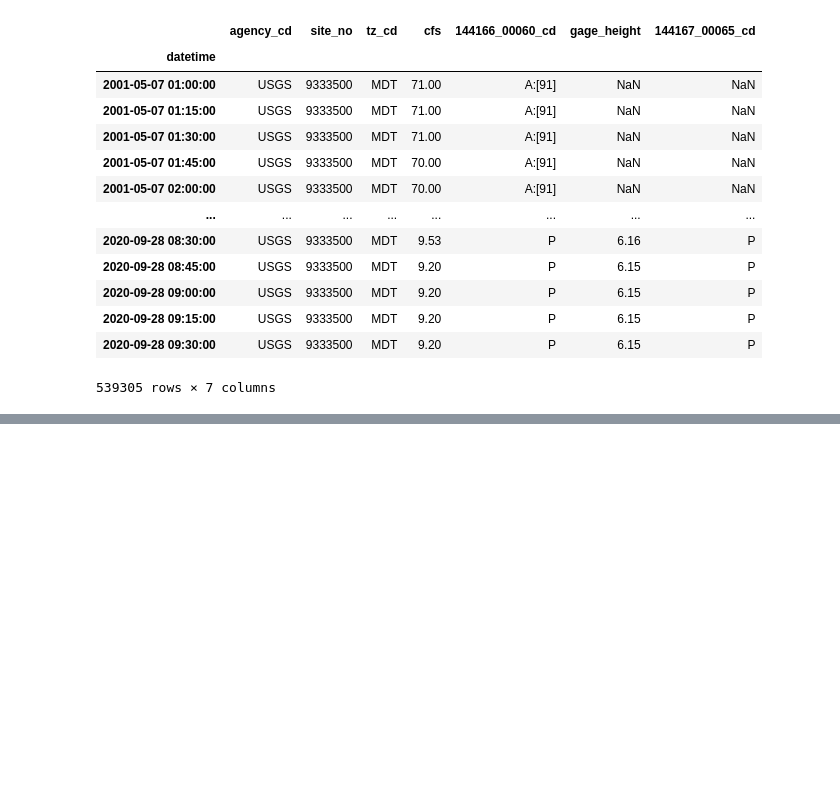
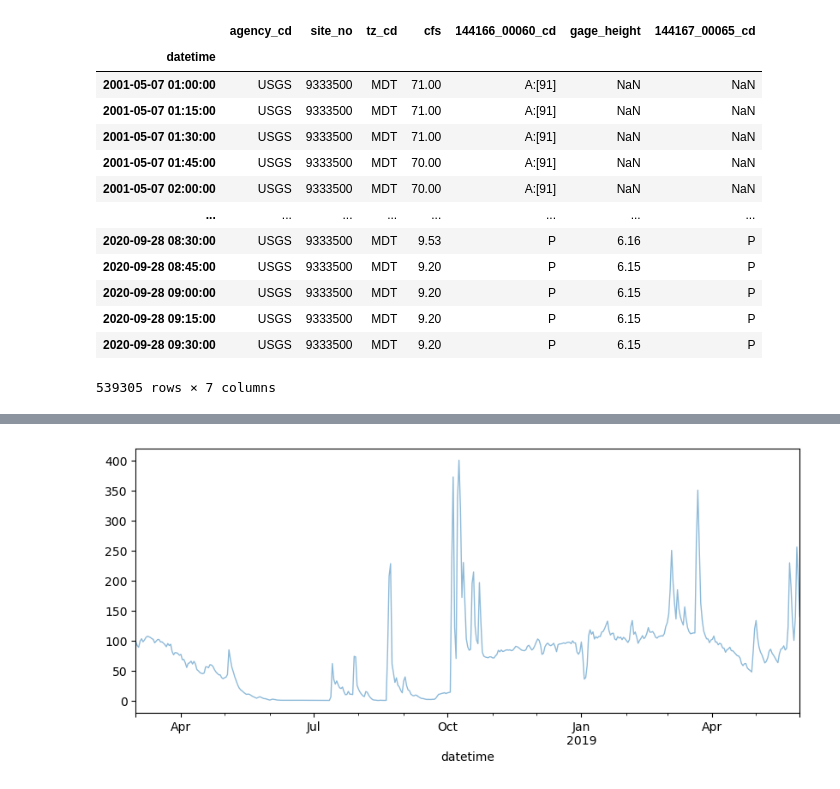
Before and after one commit to sgromme/effectivepandas, a Jupyter notebook: chapter31.ipynb, the cells around one changed output, grey strips where cells are left out. Saved outputs shown, nothing was run; the diff lists cells and outputs as text; code cells hidden in the pictures; blank space fills up the shorter version.

```diff
--- a/chapter31.ipynb
+++ b/chapter31.ipynb
@@ -54,0 +205,14 @@ dd
+# %%
+dd2018 = (dd
+ .cfs
+ .loc['2018/3':'2019/5']
+ .clip(upper=400)
+)
+# %%
+ax = (dd2018
+      .resample('D')
+      .mean()
+      .plot(figsize=(10,4), alpha=.5, linewidth=1, label='Daily')
+     )
+# %% [output]
+[figure, added]
```
Also changed, not shown: parts of 38 cells of this notebook.
